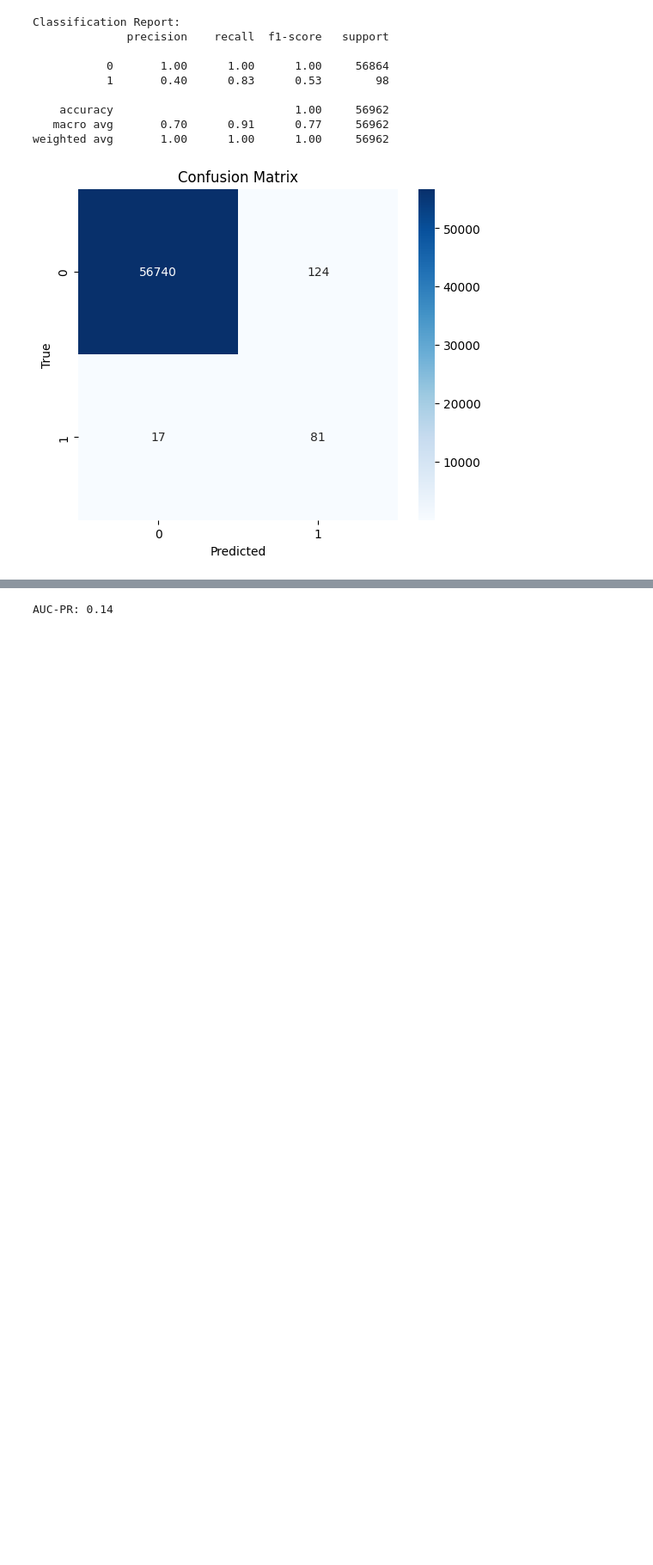
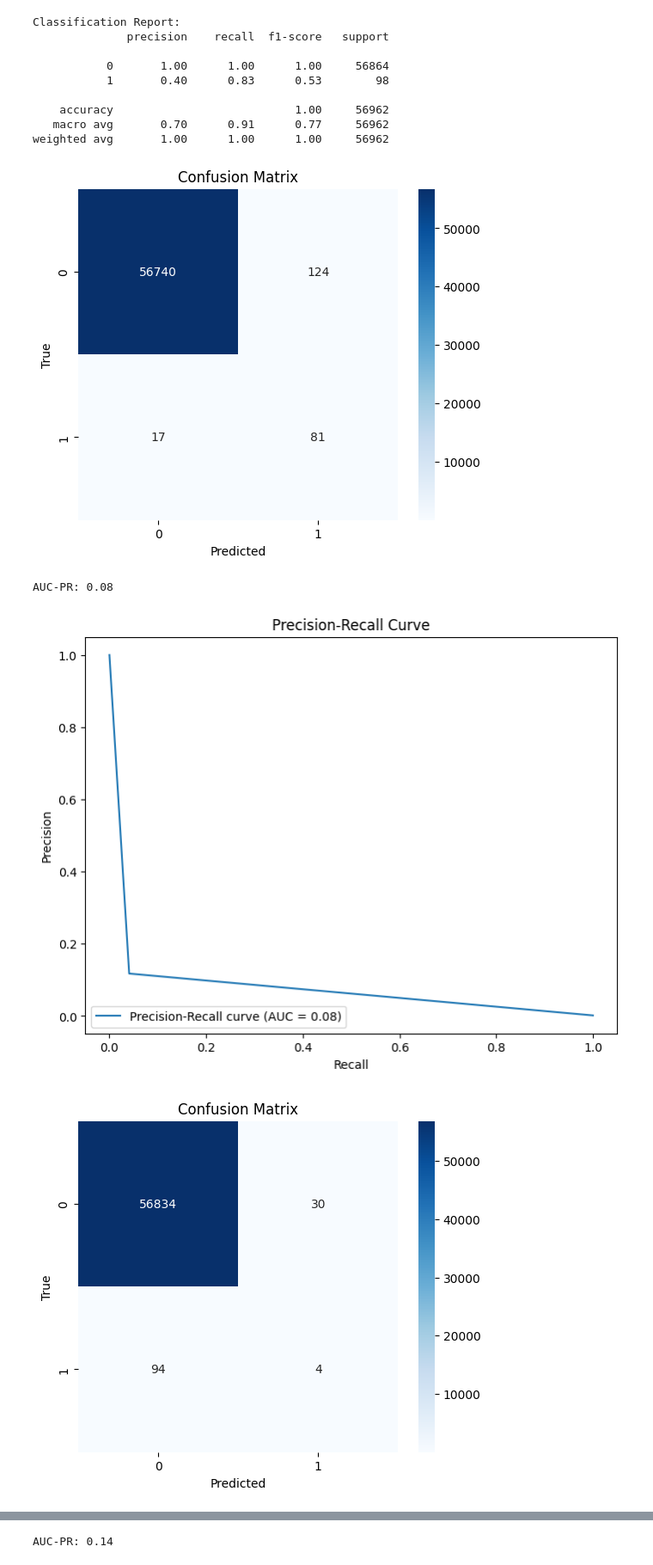
Before and after one commit to kaushal427/Credit-Card-Fraud-Detection, a Jupyter notebook: Combined.ipynb, the cells around one changed output, grey strips where cells are left out. Shown: that part at 86% size. Cells and saved outputs as stored; diff of their text form; code cells hidden in the pictures; blank space fills up the shorter version.

Commit message:
non hyperparameter isolation forest

```diff
--- a/Combined.ipynb
+++ b/Combined.ipynb
@@ -250,6 +250,40 @@ Classification Report:
    macro avg       0.70      0.91      0.77     56962
 weighted avg       1.00      1.00      1.00     56962
 [figure]
+# %%
+## Isolation Forest (no hyperparameters)
+
+model6 = IsolationForest(contamination=0.017, n_jobs=-1, random_state=42)
+model6. fit(X_resampled) # Using the resampled dataset with SMOTE
+# Predict Anomalies on Test Data
+test_predictions = model6.predict(X_test)
+# Map Predictions to Binary Format
+# Isolation Forest outputs: 1 = normal, -1 = anomaly
+test_predictions = np.where(test_predictions == -1, 1, 0)
+
+precision, recall, thresholds = precision_recall_curve(Y_test, test_predictions)
+auc_pr = auc(recall, precision)
+print(f"AUC-PR: {auc_pr:.2f}")
+
+plt.figure(figsize=(8, 6))
+plt.plot(recall, precision, label=f'Precision-Recall curve (AUC = {auc_pr:.2f})')
+plt.xlabel('Recall')
+plt.ylabel('Precision')
+plt.title('Precision-Recall Curve')
+plt.legend(loc='lower left')
+plt.show()
+
+cm = confusion_matrix(Y_test, test_predictions)
+plt.figure(figsize=(6, 5))
+sns.heatmap(cm, annot=True, fmt='d', cmap='Blues')
+plt.xlabel('Predicted')
+plt.ylabel('True')
+plt.title('Confusion Matrix')
+plt.show()
+# %% [output]
+AUC-PR: 0.08
+[figure, added]
+[figure, added]
 # %%
 ## Isolation Forest
 
```
